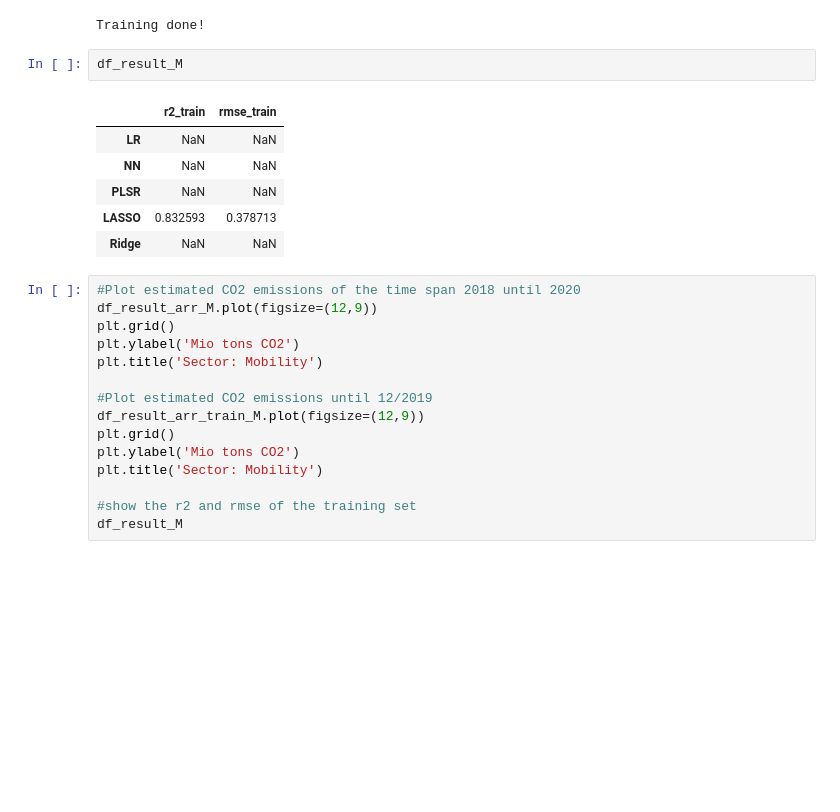
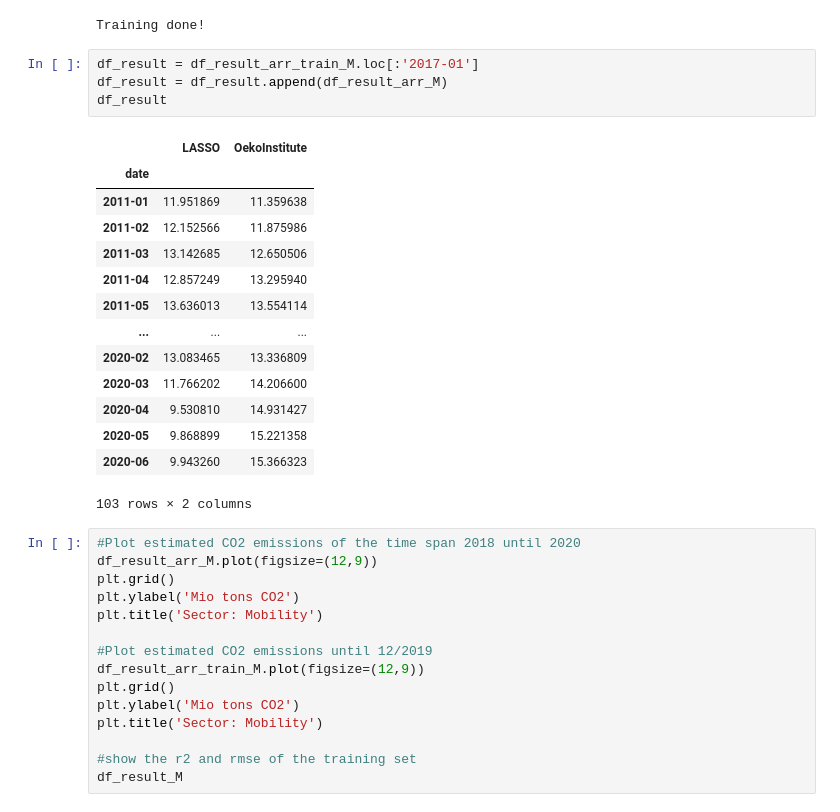
Before and after one commit to hannesk95/AMI, a Jupyter notebook: models/MappingModels/MappingModels_final.ipynb, the cells around one changed output. Cells and saved outputs as stored; diff of their text form; blank space fills up the shorter version.

```diff
--- a/models/MappingModels/MappingModels_final.ipynb
+++ b/models/MappingModels/MappingModels_final.ipynb
@@ -388,15 +388,25 @@ y = Y_raw[['M_Mio.tonnes_CO2']]
 df_result_M, df_result_arr_M, df_result_arr_train_M, df_result_mean_score_M = RunModels(X, y, verbose=False)
 # %% [output]
 Training done!
-# %%
-df_result_M
-# %% [output]
-|  | r2_train | rmse_train |
-| LR | NaN | NaN |
-| NN | NaN | NaN |
-| PLSR | NaN | NaN |
-| LASSO | 0.832593 | 0.378713 |
-| Ridge | NaN | NaN |
+# %%
+df_result = df_result_arr_train_M.loc[:'2017-01']
+df_result = df_result.append(df_result_arr_M)
+df_result
+# %% [output]
+|  | LASSO | OekoInstitute |
+| date |  |  |
+| 2011-01 | 11.951869 | 11.359638 |
+| 2011-02 | 12.152566 | 11.875986 |
+| 2011-03 | 13.142685 | 12.650506 |
+| 2011-04 | 12.857249 | 13.295940 |
+| 2011-05 | 13.636013 | 13.554114 |
+| ... | ... | ... |
+| 2020-02 | 13.083465 | 13.336809 |
+| 2020-03 | 11.766202 | 14.206600 |
+| 2020-04 | 9.530810 | 14.931427 |
+| 2020-05 | 9.868899 | 15.221358 |
+| 2020-06 | 9.943260 | 15.366323 |
+103 rows × 2 columns
 # %%
 #Plot estimated CO2 emissions of the time span 2018 until 2020
 df_result_arr_M.plot(figsize=(12,9))
```
Also changed, not shown: 1 other file.
